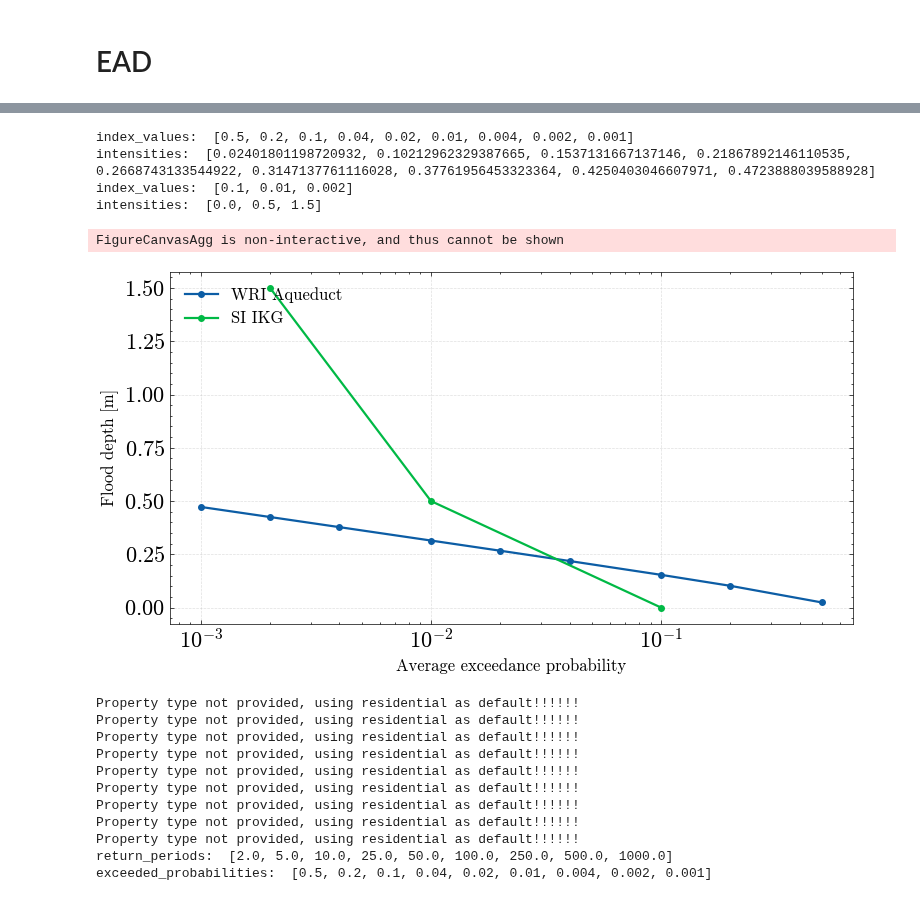
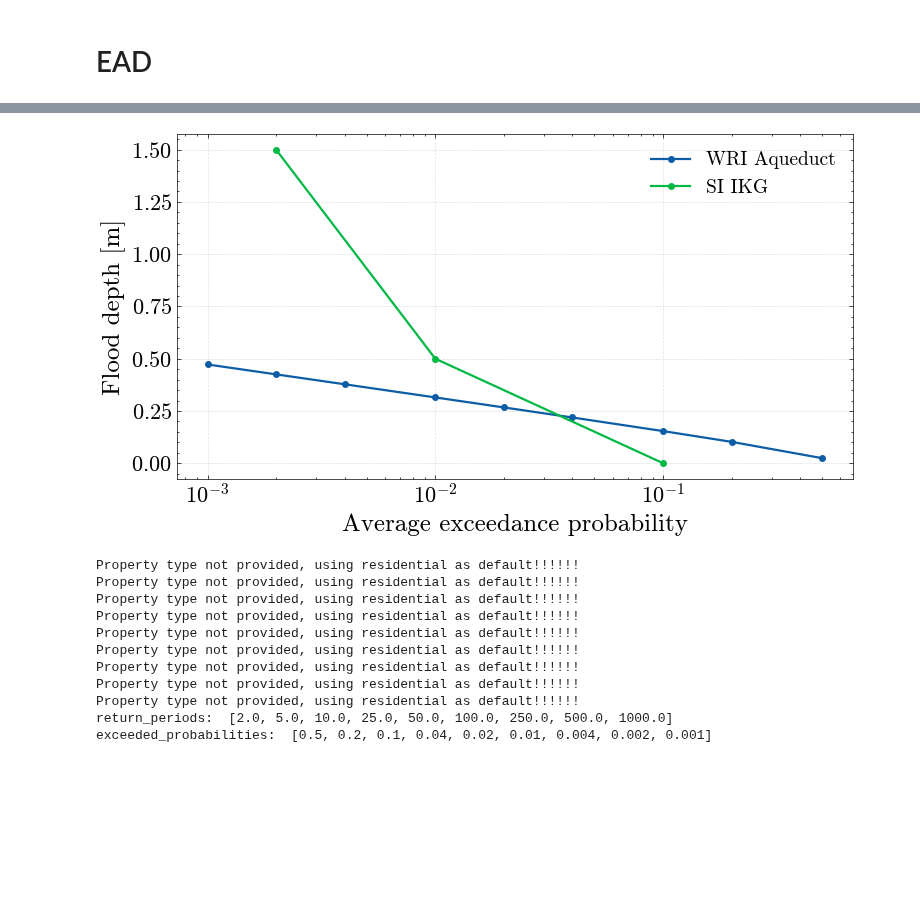
Before and after one commit to KubeljK/cvar-masters, a Jupyter notebook: notebooks/100-kk-plots-for-thesis.ipynb, the cells around one changed output, grey strips where cells are left out. Cells and saved outputs as stored; diff of their text form; code cells hidden in the pictures; blank space fills up the shorter version.

```diff
--- a/notebooks/100-kk-plots-for-thesis.ipynb
+++ b/notebooks/100-kk-plots-for-thesis.ipynb
@@ -60,2 +59,16 @@ plt.savefig(IMAGES_PATH + "/03/vulnerability_curve_europe.pdf", dpi=300, bbox_in
 # %% [output]
 [figure]
+# %%
+fig, ax = plot_damage_function_full_range("residential", color="C0", label="Residential")
+# plt.grid()
+# plt.title("Flood Depth-Damage Function (Europe)")
+
+# Set fontsize of legent to 20
+plt.rcParams.update({'font.size': 16})
+
+plt.xlim(0, 6)
+plt.ylim(0, 1.1)
+# plt.legend()
+
+plt.gcf().set_size_inches(10, 6)
+plt.savefig(IMAGES_PATH + "/03/vulnerability_curve_europe_residential.pdf", dpi=300, bbox_inches="tight")
@@ -97,0 +93,5 @@ FigureCanvasAgg is non-interactive, and thus cannot be shown
+# %%
+data, request = get_wri_and_si_hazard_data(litija_1)
+fig = plot_wri_and_si_hazard_data(data, request, plot_from=["wri"], logscale=False, show_legend=False)
+fig.savefig(IMAGES_PATH + "/03/flood_depth_example_litija_curve.pdf", dpi=300, bbox_inches="tight")
+fig.show()
@@ -98,13 +113,8 @@ FigureCanvasAgg is non-interactive, and thus cannot be shown
 # %%
-fig = plot_wri_and_si_hazard_data(data, request, x_axis="AEP")
+fig = plot_wri_and_si_hazard_data(data, request, x_axis="AEP", legend_loc="upper right")
 fig.show()
 # %% [output]
-index_values:  [0.5, 0.2, 0.1, 0.04, 0.02, 0.01, 0.004, 0.002, 0.001]
-intensities:  [0.02401801198720932, 0.10212962329387665, 0.1537131667137146, 0.21867892146110535, 0.2668743133544922, 0.3147137761116028, 0.37761956453323364, 0.4250403046607971, 0.4723888039588928]
-index_values:  [0.1, 0.01, 0.002]
-intensities:  [0.0, 0.5, 1.5]
-FigureCanvasAgg is non-interactive, and thus cannot be shown
-[figure, old version]
+[figure, new version]
 # %%
 return_periods = data["items"][0]["intensity_curve_set"][0]["index_values"]
 exceeded_probabilities = [1 / rp for rp in return_periods]
```
Also changed, not shown: parts of 12 cells of this notebook, 2 other files.
